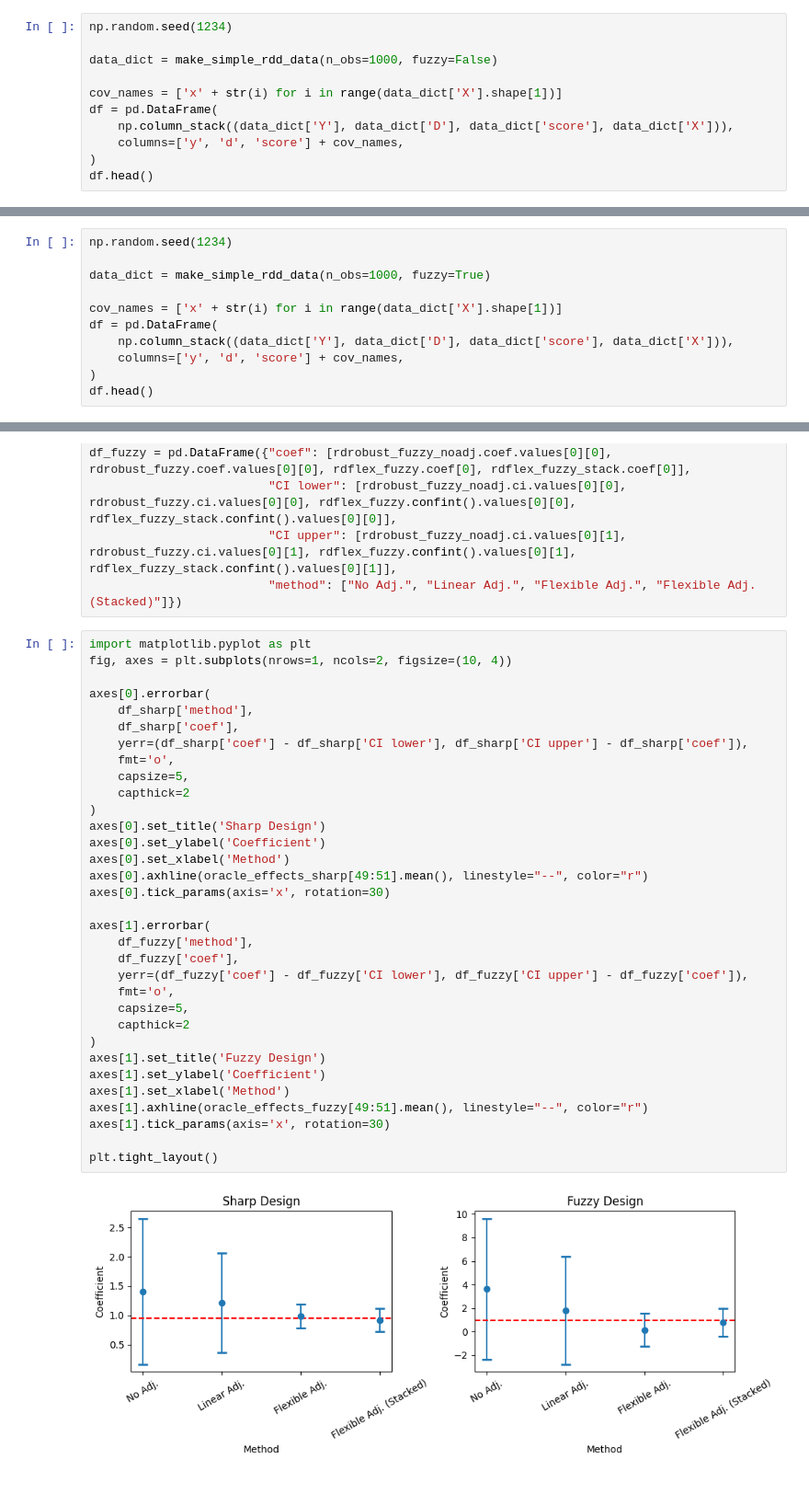
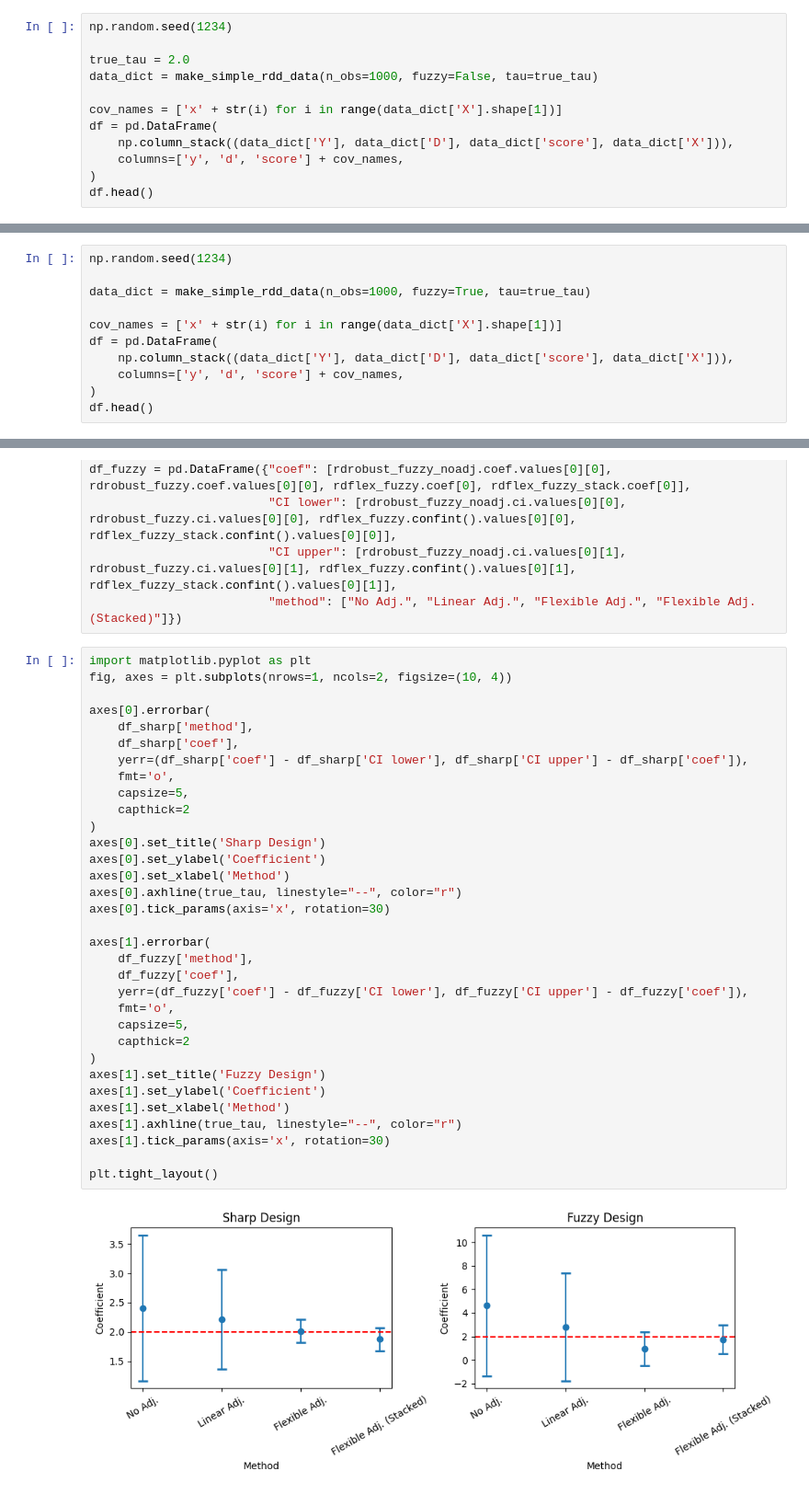
Before and after one commit to DoubleML/doubleml-docs, a Jupyter notebook: doc/examples/py_double_ml_rdflex.ipynb, the cells around one changed output, grey strips where cells are left out. Shown at 92% size. Drawn from its saved outputs; the diff is of its cells as text.

```diff
--- a/doc/examples/py_double_ml_rdflex.ipynb
+++ b/doc/examples/py_double_ml_rdflex.ipynb
@@ -35,7 +35,8 @@ Without loss of generality, the cutoff is normalized to $c = 0$ for this example
 # %%
 np.random.seed(1234)
 
-data_dict = make_simple_rdd_data(n_obs=1000, fuzzy=False)
+true_tau = 2.0
+data_dict = make_simple_rdd_data(n_obs=1000, fuzzy=False, tau=true_tau)
 
 cov_names = ['x' + str(i) for i in range(data_dict['X'].shape[1])]
 df = pd.DataFrame(
@@ -242,7 +195,7 @@ The function ``make_simple_rdd_data()`` with ``fuzzy = True`` generates basic da
 # %%
 np.random.seed(1234)
 
-data_dict = make_simple_rdd_data(n_obs=1000, fuzzy=True)
+data_dict = make_simple_rdd_data(n_obs=1000, fuzzy=True, tau=true_tau)
 
 cov_names = ['x' + str(i) for i in range(data_dict['X'].shape[1])]
 df = pd.DataFrame(
@@ -508,33 +420,33 @@ import matplotlib.pyplot as plt
 fig, axes = plt.subplots(nrows=1, ncols=2, figsize=(10, 4))
 
 axes[0].errorbar(
     df_sharp['method'],
     df_sharp['coef'],
     yerr=(df_sharp['coef'] - df_sharp['CI lower'], df_sharp['CI upper'] - df_sharp['coef']),
     fmt='o',
     capsize=5,
     capthick=2
 )
 axes[0].set_title('Sharp Design')
 axes[0].set_ylabel('Coefficient')
 axes[0].set_xlabel('Method')
-axes[0].axhline(oracle_effects_sharp[49:51].mean(), linestyle="--", color="r")
+axes[0].axhline(true_tau, linestyle="--", color="r")
 axes[0].tick_params(axis='x', rotation=30)
 
 axes[1].errorbar(
     df_fuzzy['method'],
     df_fuzzy['coef'],
     yerr=(df_fuzzy['coef'] - df_fuzzy['CI lower'], df_fuzzy['CI upper'] - df_fuzzy['coef']),
     fmt='o',
     capsize=5,
     capthick=2
 )
 axes[1].set_title('Fuzzy Design')
 axes[1].set_ylabel('Coefficient')
 axes[1].set_xlabel('Method')
-axes[1].axhline(oracle_effects_fuzzy[49:51].mean(), linestyle="--", color="r")
+axes[1].axhline(true_tau, linestyle="--", color="r")
 axes[1].tick_params(axis='x', rotation=30)
 
 plt.tight_layout()
 # %% [output]
-[figure, old version]
+[figure, new version]
```
Also changed, not shown: parts of 20 cells of this notebook.
